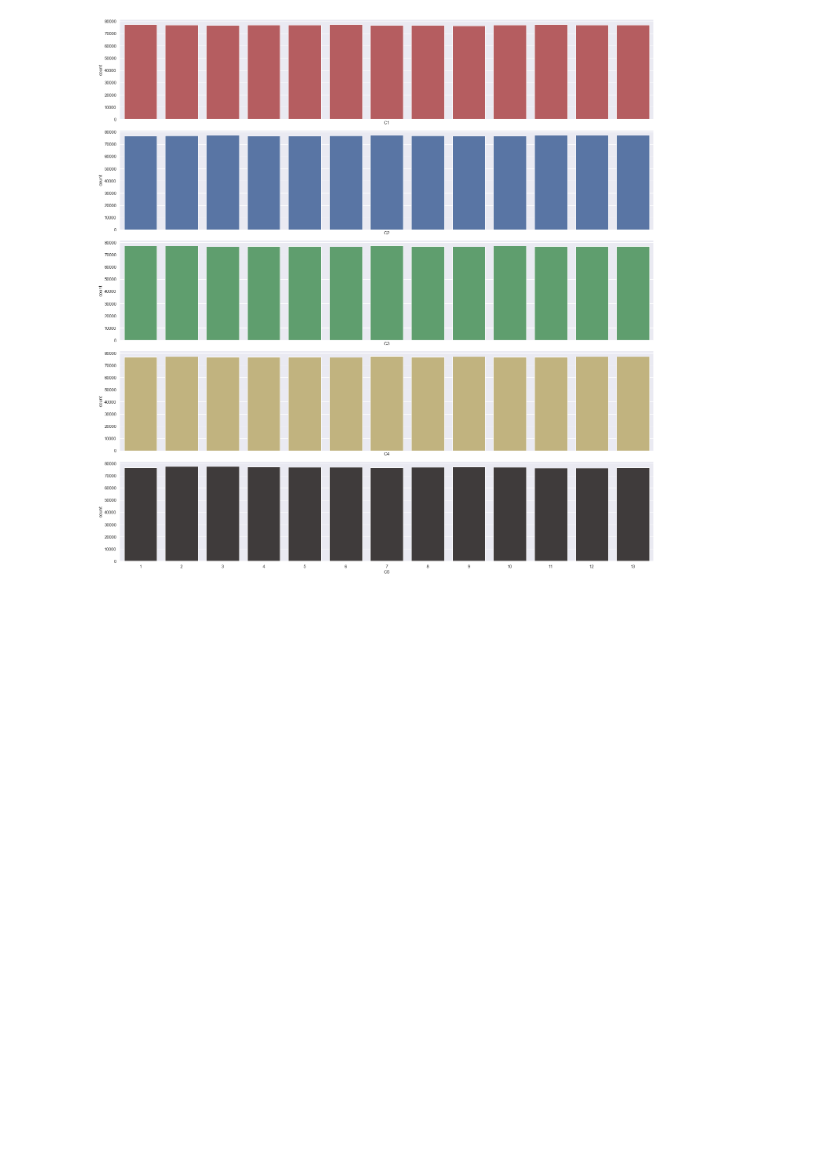
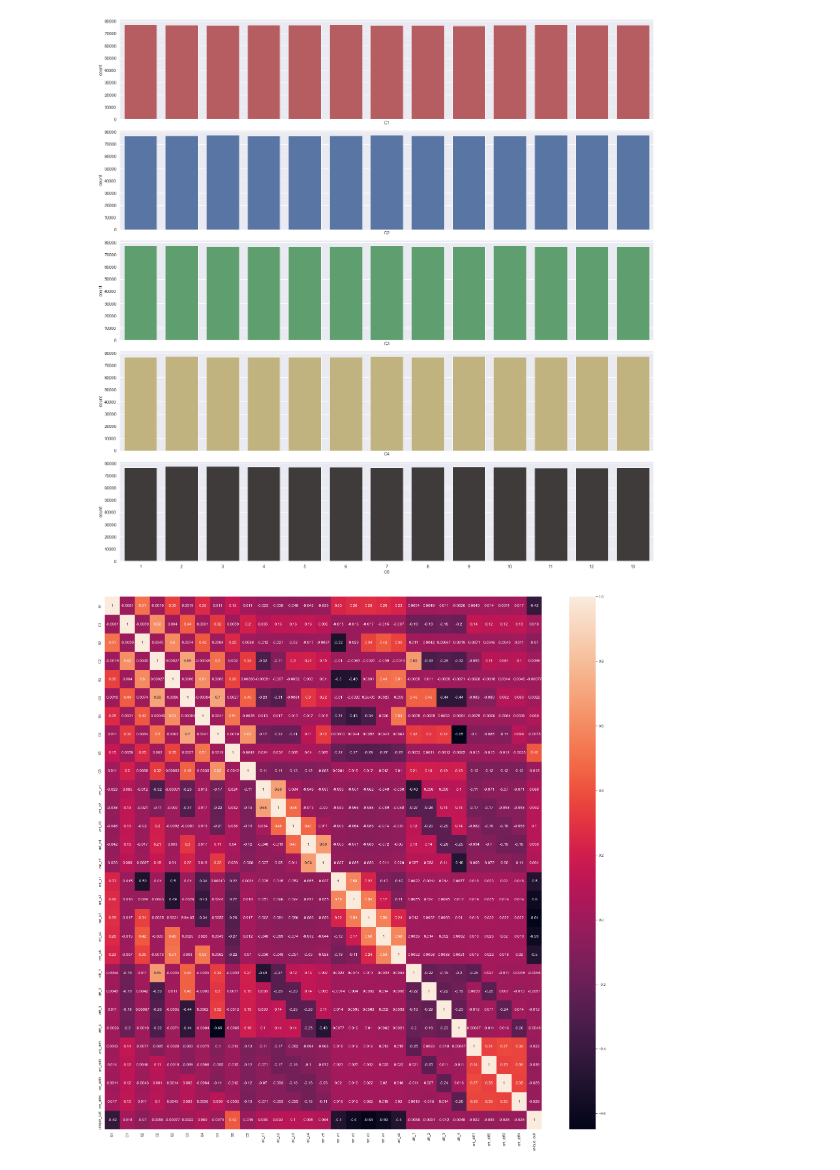
Before and after one commit to OmerFarukMerey/Poker-Hand-Recognition, a Jupyter notebook: Explanatory Data Analysis.ipynb, the cells around one changed output. Drawn from its saved outputs; the diff is of its cells as text; code cells hidden in the pictures; blank space fills up the shorter version.

Commit message:
Added Correlation Matrix of Train dataset

```diff
--- a/Explanatory Data Analysis.ipynb
+++ b/Explanatory Data Analysis.ipynb
@@ -196,3 +194,18 @@ plt.tight_layout()
 # %% [output]
 X_test amounts of Cardinalities:
 [figure]
+# %%
+import pickle
+
+X_train_pre = pickle.load(open('X_train_pre.pickle', 'rb'))
+X_test_pre = pickle.load(open('X_test_pre.pickle', 'rb'))
+
+y_train_pre = pickle.load(open('y_train.pickle', 'rb'))
+y_test_pre = pickle.load(open('y_test.pickle', 'rb'))
+# %%
+corr_matrix = X_train_pre.corr()
+plt.figure(figsize=(30,30))
+sns.heatmap(corr_matrix, annot=True)
+plt.show()
+# %% [output]
+[figure, added]
```
Also changed, not shown: parts of 2 cells of this notebook.
